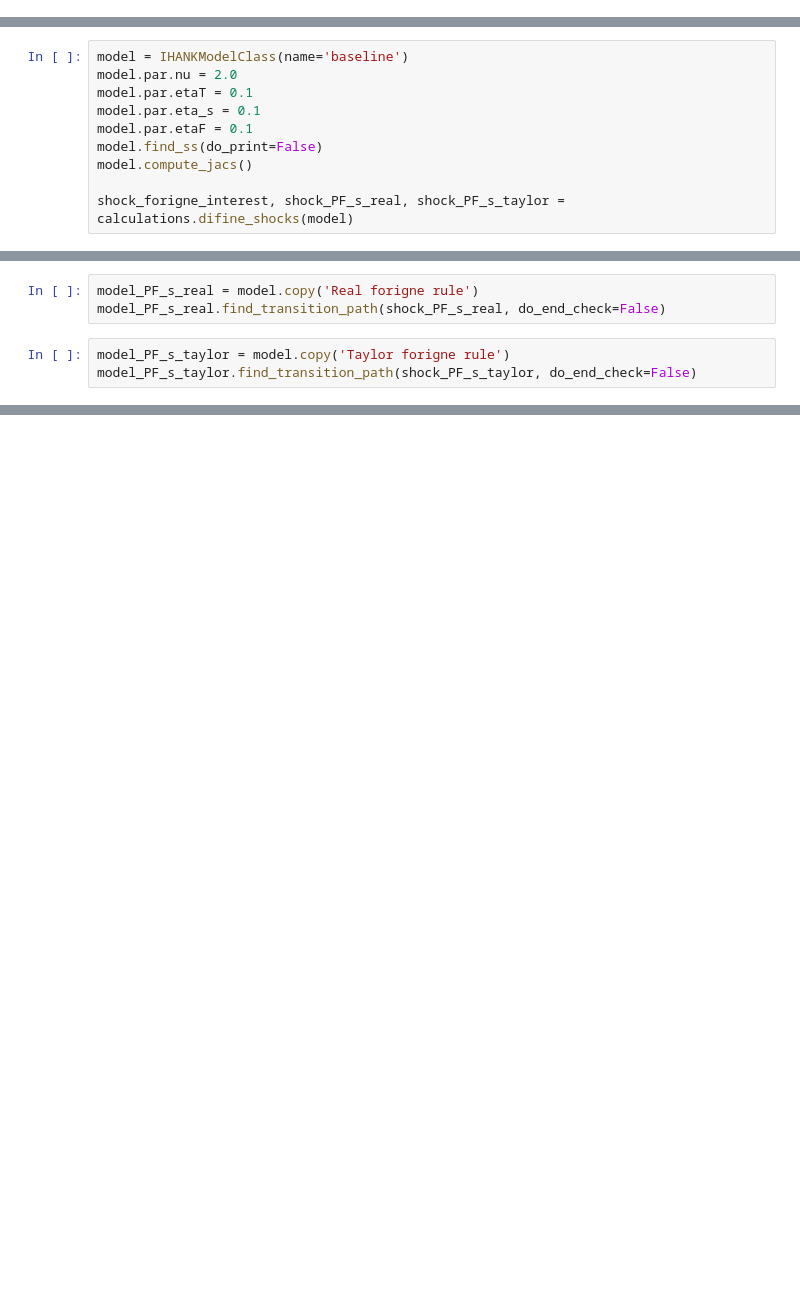
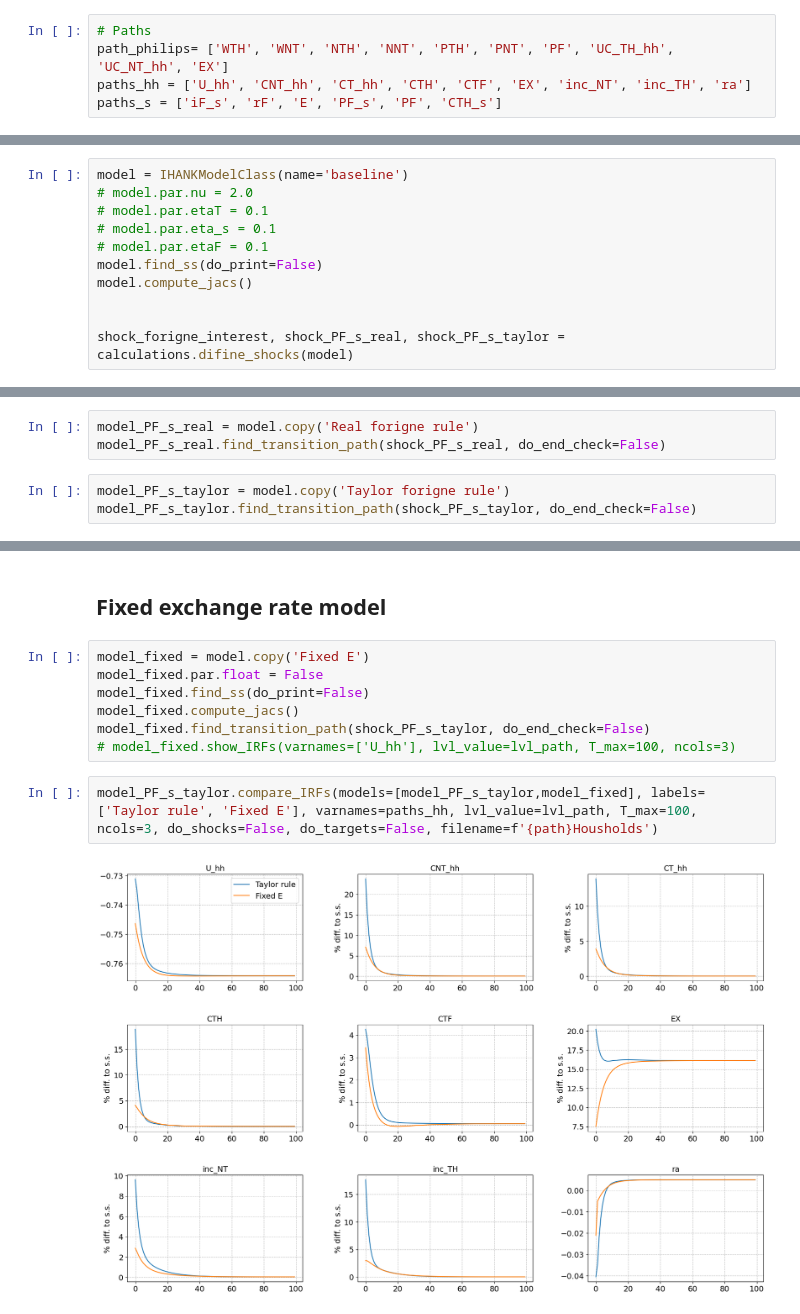
Before and after one commit to funlime/I_HANK_PIGL, a Jupyter notebook: notebook0304.ipynb, the cells around one changed output, grey strips where cells are left out. Saved outputs shown, nothing was run; the diff lists cells and outputs as text; blank space fills up the shorter version.

```diff
--- a/notebook0304.ipynb
+++ b/notebook0304.ipynb
@@ -24,0 +23,5 @@ path_philips= ['WTH', 'WNT', 'NTH', 'NNT', 'PTH', 'PNT', 'UC_TH_hh', 'UC_NT_hh']
+# %%
+# Paths
+path_philips= ['WTH', 'WNT', 'NTH', 'NNT', 'PTH', 'PNT', 'PF', 'UC_TH_hh', 'UC_NT_hh', 'EX']
+paths_hh = ['U_hh', 'CNT_hh', 'CT_hh', 'CTH', 'CTF', 'EX', 'inc_NT', 'inc_TH', 'ra']
+paths_s = ['iF_s', 'rF', 'E', 'PF_s', 'PF', 'CTH_s']
@@ -25,10 +30,11 @@ path_philips= ['WTH', 'WNT', 'NTH', 'NNT', 'PTH', 'PNT', 'UC_TH_hh', 'UC_NT_hh']
 # %%
 model = IHANKModelClass(name='baseline')
-model.par.nu = 2.0
-model.par.etaT = 0.1
-model.par.eta_s = 0.1
-model.par.etaF = 0.1
+# model.par.nu = 2.0
+# model.par.etaT = 0.1
+# model.par.eta_s = 0.1
+# model.par.etaF = 0.1
 model.find_ss(do_print=False)
 model.compute_jacs()
 
+
 shock_forigne_interest, shock_PF_s_real, shock_PF_s_taylor = calculations.difine_shocks(model)
@@ -56,0 +103,13 @@ model_PF_s_real.compare_IRFs(models=[model_PF_s_taylor,model_PF_s_real], labels=
+# %% [markdown]
+## Fixed exchange rate model
+# %%
+model_fixed = model.copy('Fixed E')
+model_fixed.par.float = False
+model_fixed.find_ss(do_print=False)
+model_fixed.compute_jacs()
+model_fixed.find_transition_path(shock_PF_s_taylor, do_end_check=False)
+# model_fixed.show_IRFs(varnames=['U_hh'], lvl_value=lvl_path, T_max=100, ncols=3)
+# %%
+model_PF_s_taylor.compare_IRFs(models=[model_PF_s_taylor,model_fixed], labels=['Taylor rule', 'Fixed E'], varnames=paths_hh, lvl_value=lvl_path, T_max=100, ncols=3, do_shocks=False, do_targets=False, filename=f'{path}Housholds')
+# %% [output]
+[figure, added]
```
Also changed, not shown: parts of 16 cells of this notebook, 8 other files.
